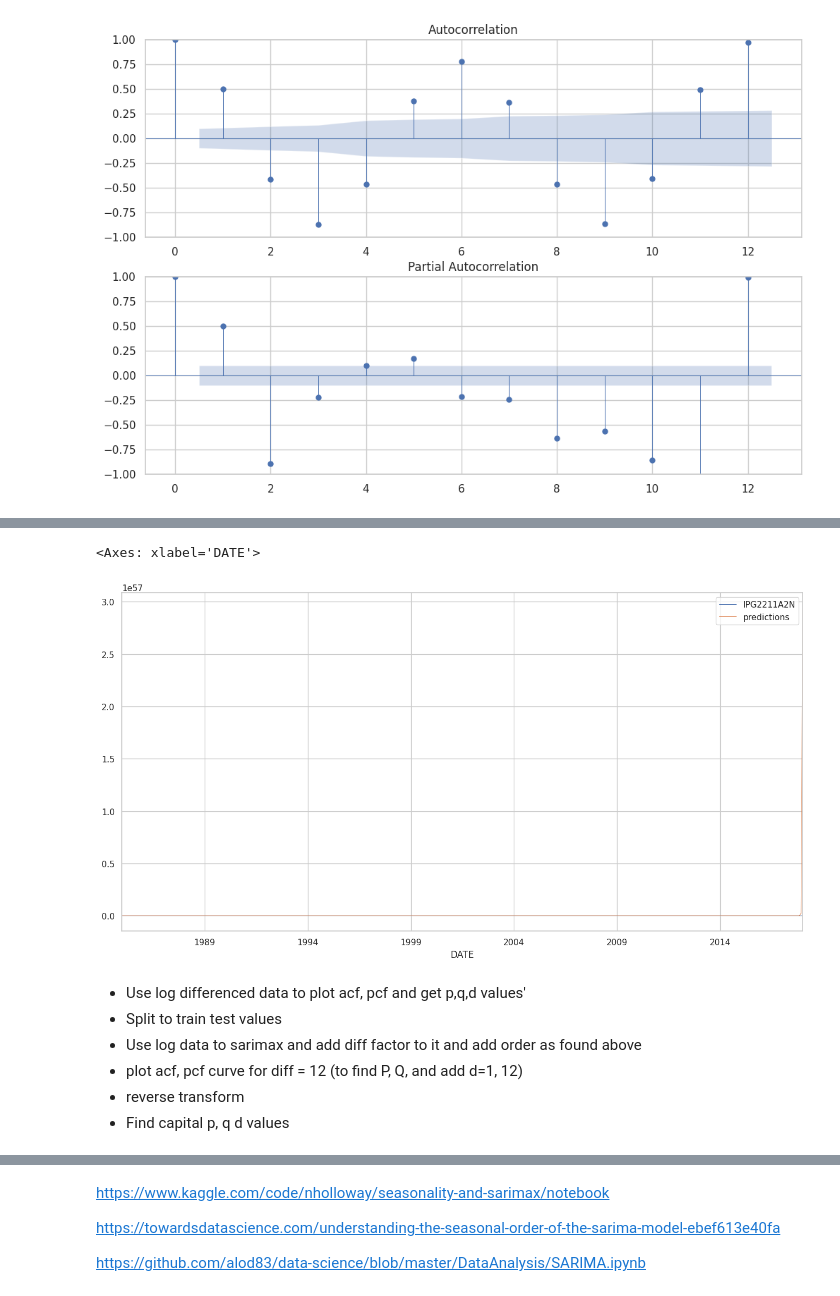
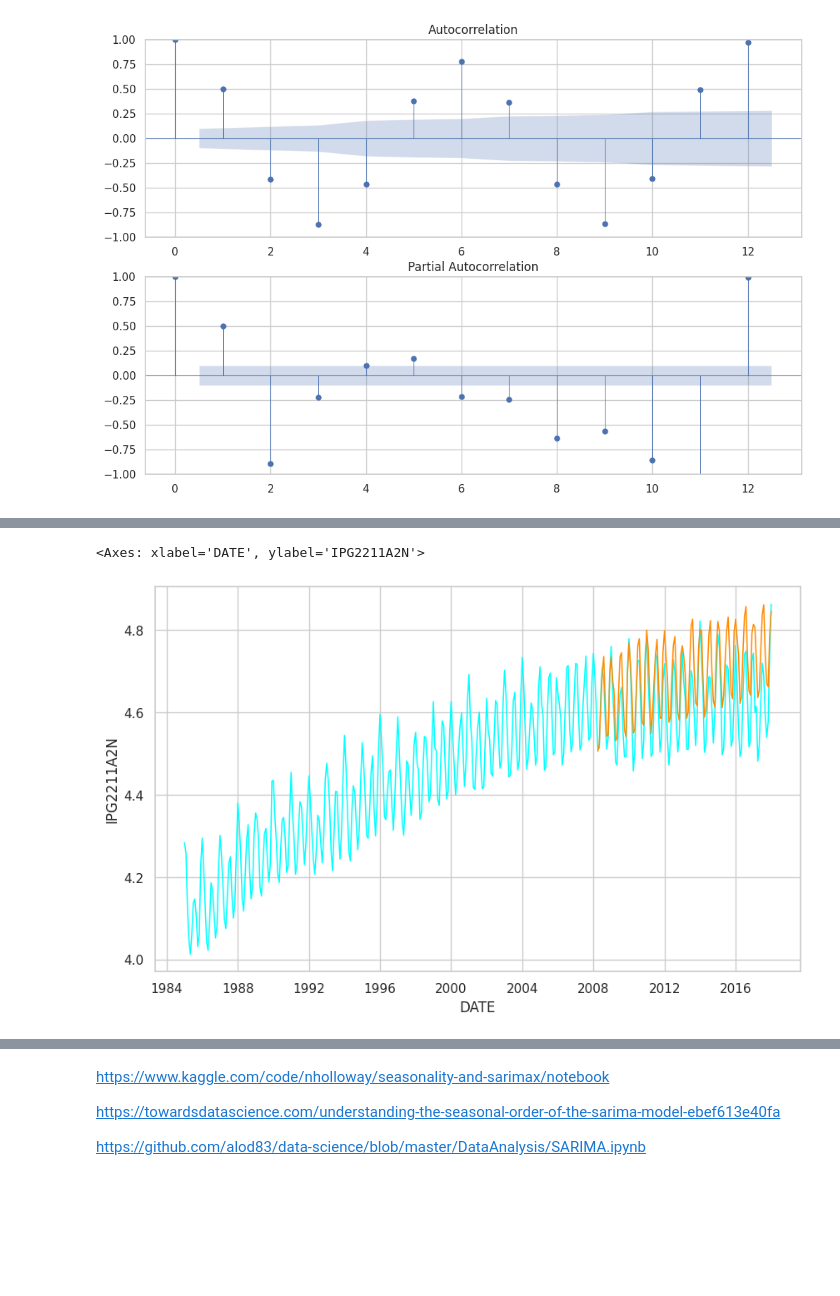
Before and after one commit to pooja614/ML_DL_projects, a Jupyter notebook: Time_series_of_Electric_Production.ipynb, the cells around one changed output, grey strips where cells are left out. Drawn from its saved outputs; the diff is of its cells as text; code cells hidden in the pictures; blank space fills up the shorter version.

```diff
--- a/Time_series_of_Electric_Production.ipynb
+++ b/Time_series_of_Electric_Production.ipynb
@@ -505,18 +361,0 @@ df['predictions'] = predictions
-# %%
-df[['IPG2211A2N', 'predictions']].plot(figsize=(16,8))
-# %% [output]
-<Axes: xlabel='DATE'>
-[figure, removed]
-# %% [markdown]
-* Use log differenced data to plot acf, pcf and get p,q,d values'
-* Split to train test values
-* Use log data to sarimax and add diff factor to it and add order as found above
-* plot acf, pcf curve for diff = 12 (to find P, Q, and add d=1, 12)
-* reverse transform
-* Find capital p, q d values
-# %%
-# Building arima without transformation
-var= 'IPG2211A2N'
-df_a = df_train[[var]].copy(deep=True)
-df_a['firstDiff'] = df_a[var].diff()
-df_a['diff12'] = df_a[var].diff(12)
@@ -534,9 +362,6 @@ plot_acf(df_a['firstDiff'].dropna(), lags=20)
-# %%
-model = ARIMA(df_a[var],order=(4,1,4))
-model_fit = model.fit()
-prediction = model_fit.predict(start = df_test.index[0], end = df_test.index[-1])
-df_a['arimaPred'] = prediction
-df_a.tail()
 # %%
-sns.lineplot(data = df_a, x = df_a.index, y = var)
-sns.lineplot(data = df_test, x = df_test.index, y = 'arimaPred')
+sns.lineplot(data = df_a, x = df_a.index, y = col, color='aqua', lw=1.1)
+sns.lineplot(data = df_test, x = df_test.index, y = 'pred_b', color='darkorange', lw=1.1)
+# %% [output]
+<Axes: xlabel='DATE', ylabel='IPG2211A2N'>
+[figure, added]
```
Also changed, not shown: parts of 68 cells of this notebook.
